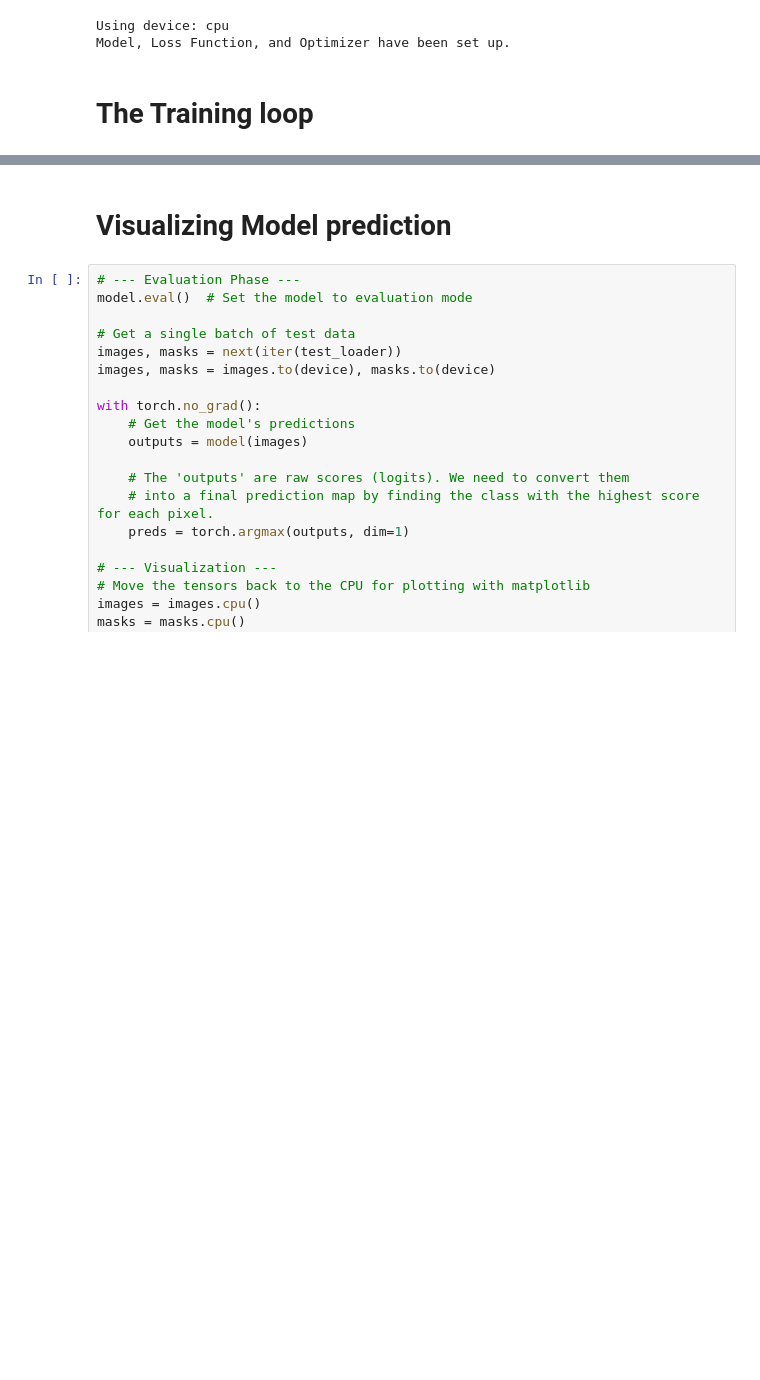
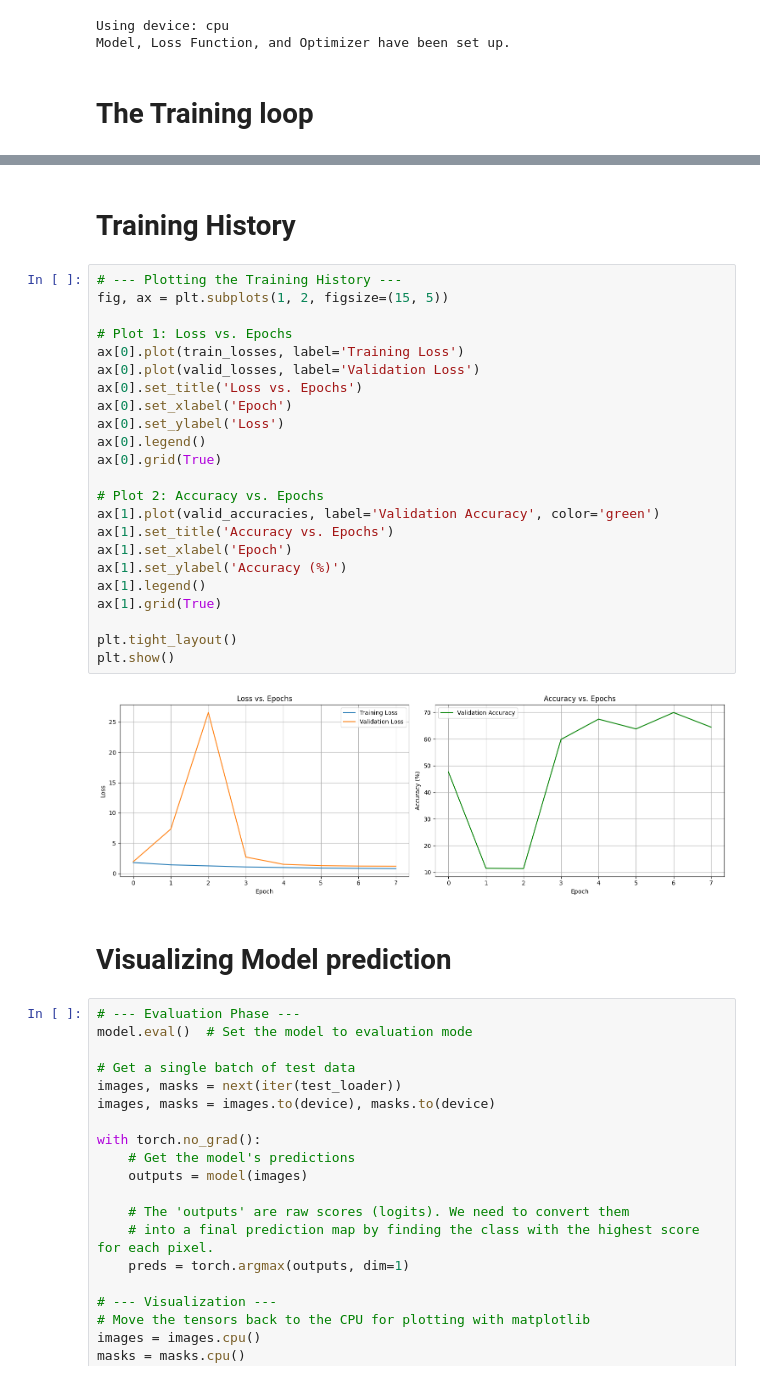
Before and after one commit to anish1206/CNN_based-glacier-retreat-analysis, a Jupyter notebook: Model_Training.ipynb, the cells around one changed output, grey strips where cells are left out. Drawn from its saved outputs; the diff is of its cells as text; blank space fills up the shorter version.

Commit message:
trained on 8 epoch size

```diff
--- a/Model_Training.ipynb
+++ b/Model_Training.ipynb
@@ -306,3 +310,30 @@ Epoch 5 Summary: Training Loss: 0.0259, Validation Loss: 0.5951
+# %% [markdown]
+# Training History
+# %%
+# --- Plotting the Training History ---
+fig, ax = plt.subplots(1, 2, figsize=(15, 5))
+
+# Plot 1: Loss vs. Epochs
+ax[0].plot(train_losses, label='Training Loss')
+ax[0].plot(valid_losses, label='Validation Loss')
+ax[0].set_title('Loss vs. Epochs')
+ax[0].set_xlabel('Epoch')
+ax[0].set_ylabel('Loss')
+ax[0].legend()
+ax[0].grid(True)
+
+# Plot 2: Accuracy vs. Epochs
+ax[1].plot(valid_accuracies, label='Validation Accuracy', color='green')
+ax[1].set_title('Accuracy vs. Epochs')
+ax[1].set_xlabel('Epoch')
+ax[1].set_ylabel('Accuracy (%)')
+ax[1].legend()
+ax[1].grid(True)
+
+plt.tight_layout()
+plt.show()
+# %% [output]
+[figure, added]
 # %% [markdown]
 # Visualizing Model prediction
 # %%
```
Also changed, not shown: parts of 3 cells of this notebook.
